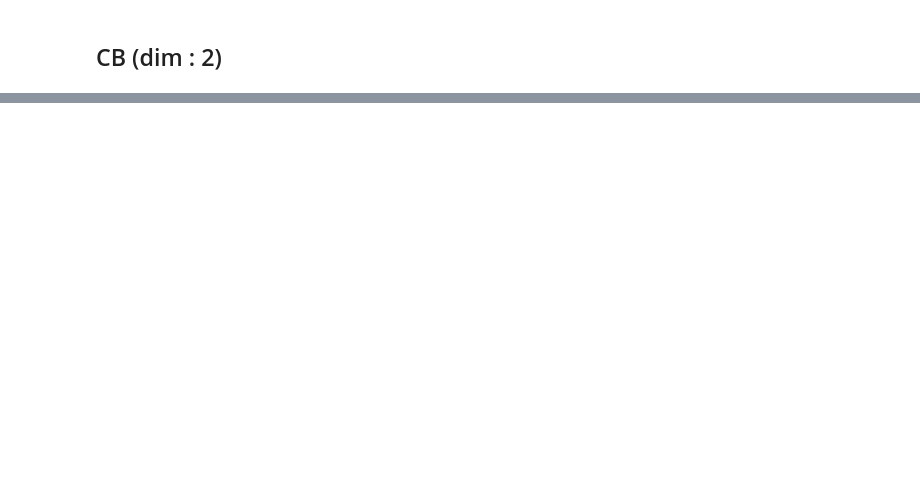
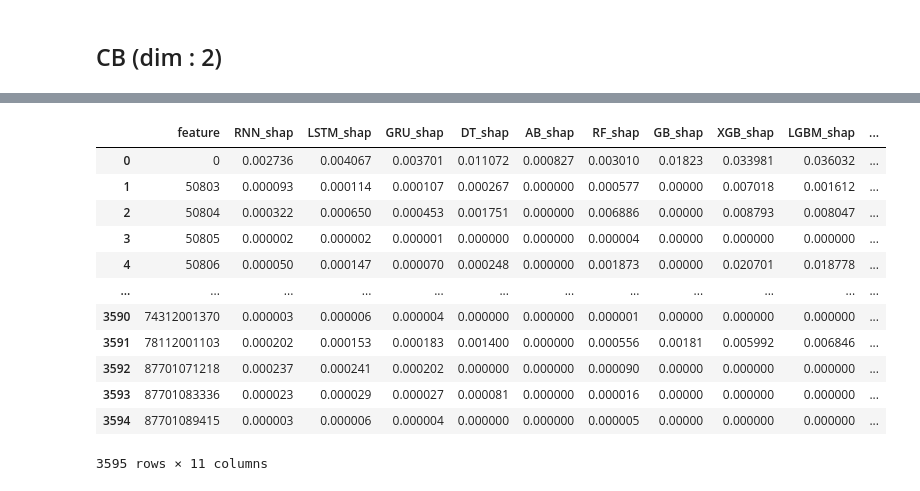
Before and after one commit to limeorange/MIMIC_Research, a Jupyter notebook: 해외_Journal of Biomedical Informatics/08 28개 방법론 scoring.ipynb, the cells around one changed output, grey strips where cells are left out. Cells and saved outputs as stored; diff of their text form; code cells hidden in the pictures; blank space fills up the shorter version.

```diff
--- a/해외_Journal of Biomedical Informatics/08 28개 방법론 scoring.ipynb
+++ b/해외_Journal of Biomedical Informatics/08 28개 방법론 scoring.ipynb
@@ -1166,0 +1238,17 @@ kk[['CatBoost_FI']].plot()
+# %%
+SHAP = pd.read_csv('SHAP_(3595,10).csv')
+SHAP
+# %% [output]
+|  | feature | RNN_shap | LSTM_shap | GRU_shap | DT_shap | AB_shap | RF_shap | GB_shap | XGB_shap | LGBM_shap | ... |
+| 0 | 0 | 0.002736 | 0.004067 | 0.003701 | 0.011072 | 0.000827 | 0.003010 | 0.01823 | 0.033981 | 0.036032 | ... |
+| 1 | 50803 | 0.000093 | 0.000114 | 0.000107 | 0.000267 | 0.000000 | 0.000577 | 0.00000 | 0.007018 | 0.001612 | ... |
+| 2 | 50804 | 0.000322 | 0.000650 | 0.000453 | 0.001751 | 0.000000 | 0.006886 | 0.00000 | 0.008793 | 0.008047 | ... |
+| 3 | 50805 | 0.000002 | 0.000002 | 0.000001 | 0.000000 | 0.000000 | 0.000004 | 0.00000 | 0.000000 | 0.000000 | ... |
+| 4 | 50806 | 0.000050 | 0.000147 | 0.000070 | 0.000248 | 0.000000 | 0.001873 | 0.00000 | 0.020701 | 0.018778 | ... |
+| ... | ... | ... | ... | ... | ... | ... | ... | ... | ... | ... | ... |
+| 3590 | 74312001370 | 0.000003 | 0.000006 | 0.000004 | 0.000000 | 0.000000 | 0.000001 | 0.00000 | 0.000000 | 0.000000 | ... |
+| 3591 | 78112001103 | 0.000202 | 0.000153 | 0.000183 | 0.001400 | 0.000000 | 0.000556 | 0.00181 | 0.005992 | 0.006846 | ... |
+| 3592 | 87701071218 | 0.000237 | 0.000241 | 0.000202 | 0.000000 | 0.000000 | 0.000090 | 0.00000 | 0.000000 | 0.000000 | ... |
+| 3593 | 87701083336 | 0.000023 | 0.000029 | 0.000027 | 0.000081 | 0.000000 | 0.000016 | 0.00000 | 0.000000 | 0.000000 | ... |
+| 3594 | 87701089415 | 0.000003 | 0.000006 | 0.000004 | 0.000000 | 0.000000 | 0.000005 | 0.00000 | 0.000000 | 0.000000 | ... |
+3595 rows × 11 columns
```
Also changed, not shown: parts of 52 cells of this notebook, 1 other file.
